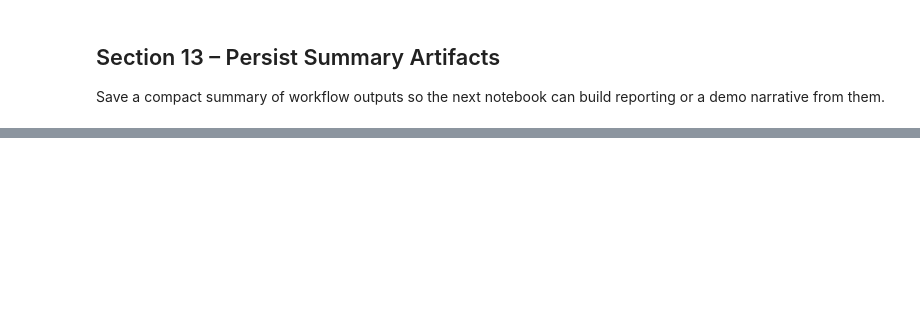
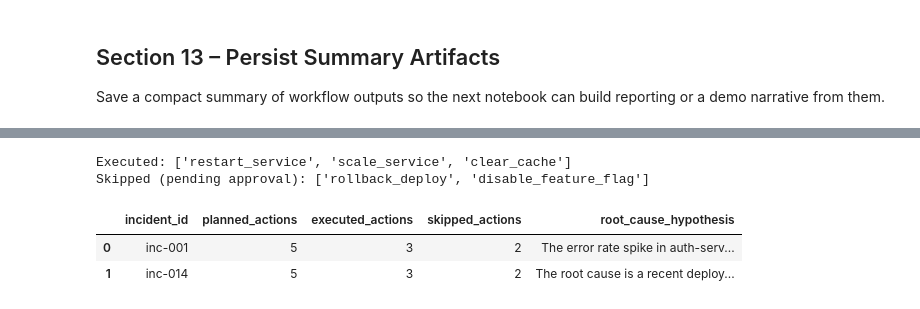
Before and after one commit to PrasenjitRoychoudhury/AMDHackathon, a Jupyter notebook: agents026_hour5-6_remediation_execution.ipynb, the cells around one changed output, grey strips where cells are left out. Saved outputs shown, nothing was run; the diff lists cells and outputs as text; code cells hidden in the pictures; blank space fills up the shorter version.

```diff
--- a/agents026_hour5-6_remediation_execution.ipynb
+++ b/agents026_hour5-6_remediation_execution.ipynb
@@ -505,0 +504,45 @@ Saved summary to: /workspace/agents026/data/execution/workflow_summary.parquet
+# %%
+def enforce_policy(action: Action) -> Action:
+    """Deterministic policy gate — overrides the LLM's requires_approval flag."""
+    if action.action_type in POLICY_RULES['auto_approve_action_types']:
+        action.requires_approval = False
+    elif action.action_type in POLICY_RULES['approval_required_action_types']:
+        action.requires_approval = True
+    return action
+
+# Re-run inc-014 execution with policy enforced
+bundle14 = [b for b in workflow_outputs if b['incident_id'] == 'inc-014'][0]
+plan_actions = [enforce_policy(Action(**a)) for a in bundle14['action_plan']['actions']]
+for a in plan_actions:
+    a.status = 'pending'
+
+execution14 = await ActionExecutorAgent.evaluate_and_execute_async('inc-014', plan_actions)
+bundle14['action_plan']['actions'] = [a.model_dump() for a in plan_actions]
+bundle14['execution_result'] = execution14.model_dump()
+
+with open(exec_dir / 'inc-014_workflow.json', 'w', encoding='utf-8') as f:
+    json.dump(bundle14, f, default=str, indent=2)
+
+print('Executed:', [a.action_type for a in execution14.executed_actions])
+print('Skipped (pending approval):', [a.action_type for a in execution14.skipped_actions])
+
+# Re-save summary
+summary_rows = []
+for bundle in workflow_outputs:
+    er = bundle['execution_result']
+    summary_rows.append({
+        'incident_id': bundle['incident_id'],
+        'planned_actions': len(bundle['action_plan']['actions']),
+        'executed_actions': len(er['executed_actions']),
+        'skipped_actions': len(er['skipped_actions']),
+        'root_cause_hypothesis': bundle['rca_result']['root_cause_hypothesis'],
+    })
+summary_df = pd.DataFrame(summary_rows)
+summary_df.to_parquet(exec_dir / 'workflow_summary.parquet', index=False)
+summary_df
+# %% [output]
+Executed: ['restart_service', 'scale_service', 'clear_cache']
+Skipped (pending approval): ['rollback_deploy', 'disable_feature_flag']
+|  | incident_id | planned_actions | executed_actions | skipped_actions | root_cause_hypothesis |
+| 0 | inc-001 | 5 | 3 | 2 | The error rate spike in auth-serv... |
+| 1 | inc-014 | 5 | 3 | 2 | The root cause is a recent deploy... |
```
Also changed, not shown: parts of 7 cells of this notebook, 13 other files.
